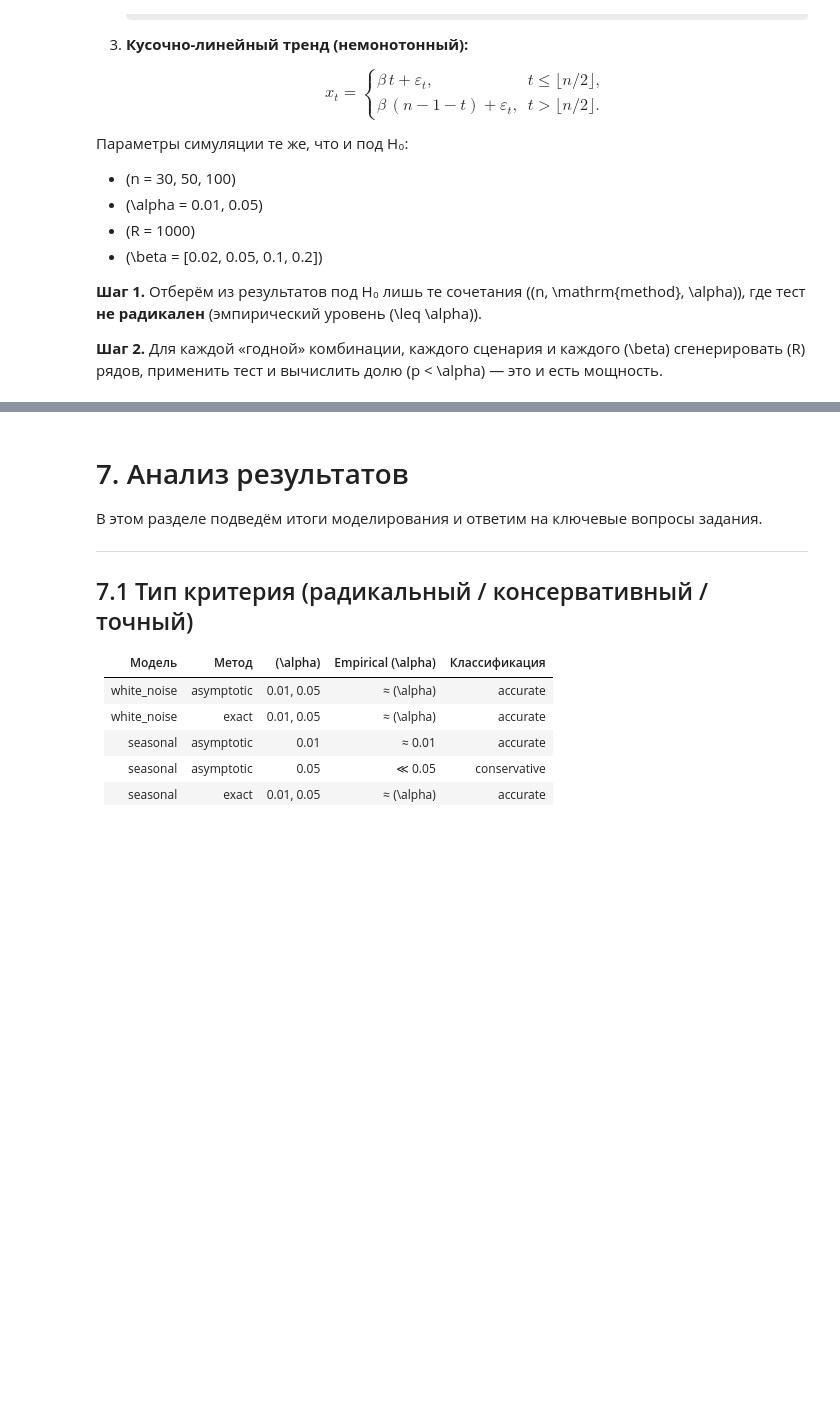
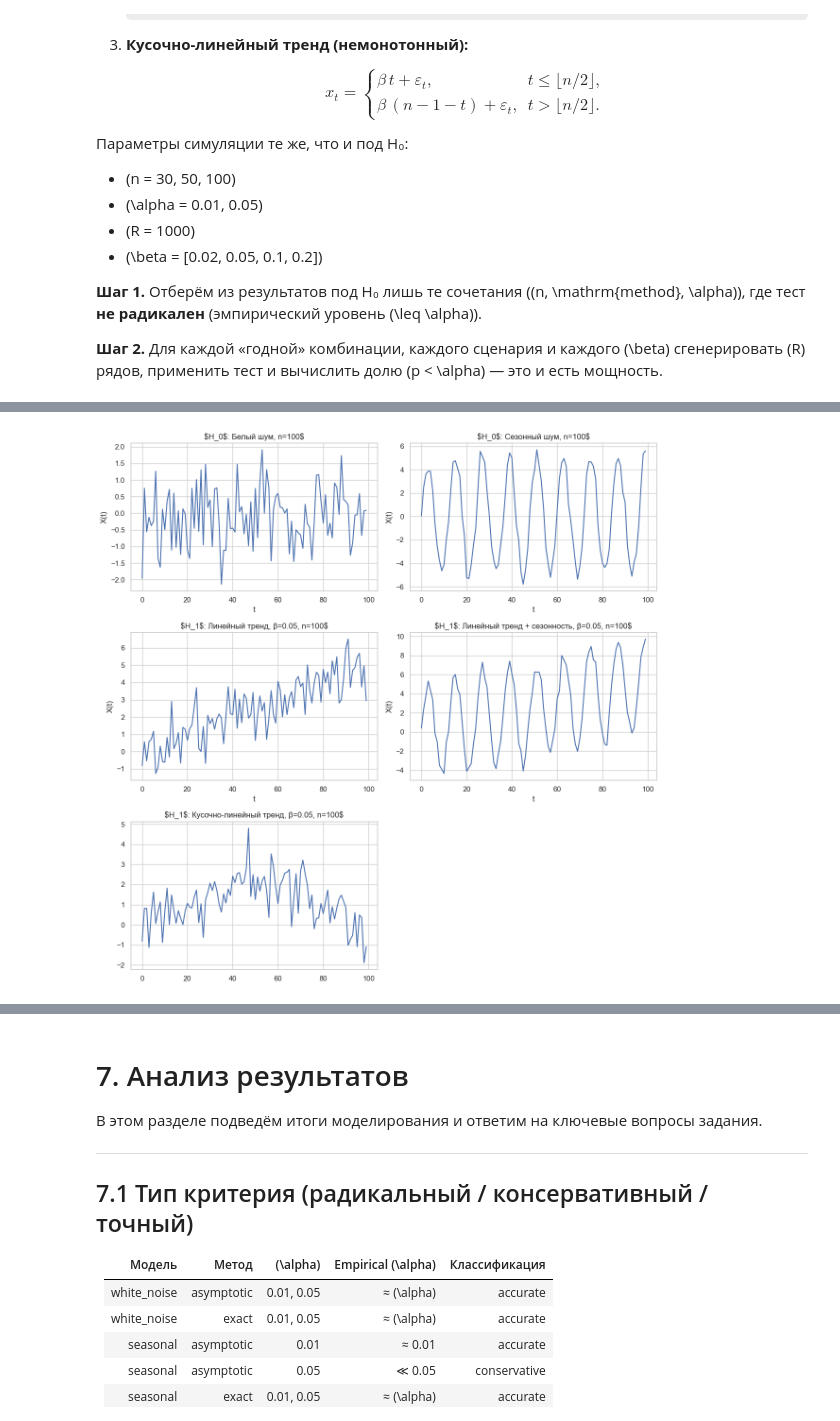
Before and after one commit to Denigmma/Practice_LogBook, a Jupyter notebook: SPBU courses/Statistical analysis/project/Kendall2.ipynb, the cells around one changed output, grey strips where cells are left out. Cells and saved outputs as stored; diff of their text form; code cells hidden in the pictures; some formulas as TeX source; blank space fills up the shorter version.

```diff
--- a/SPBU courses/Statistical analysis/project/Kendall2.ipynb
+++ b/SPBU courses/Statistical analysis/project/Kendall2.ipynb
@@ -769,0 +611,83 @@ plt.show()
+# %%
+display(Markdown("### Параметры симуляции и визуализации\n"
+                 f"- длина рядов: $n \\in \\{{{', '.join(map(str, ns))}\\}}$\n"
+                 f"- уровень значимости: $alpha ={alphas[0]}$\n"
+                 f"- число повторов на каждую точку: $R = {R}$\n"))
+
+# Таблица со средними τ и мощностями
+cols = ['alternative','n','beta','tau_mean','tau_low','tau_high','power','low','high']
+display(df_h1[cols].round(3))
+
+# 6.1 Примеры временных рядов H₀ и H₁ (n=100)
+n0 = 100
+fig, axes = plt.subplots(3, 2, figsize=(12, 12))
+axes = axes.flatten()
+
+# H0: белый шум
+axes[0].plot(generate_white_noise(n0))
+axes[0].set_title(r"$H_0$: Белый шум, n=100$")
+axes[0].set_xlabel("t")
+axes[0].set_ylabel("X(t)")
+axes[0].grid(True)
+
+# H0: сезонный шум
+axes[1].plot(generate_seasonal(n0))
+axes[1].set_title(r"$H_0$: Сезонный шум, n=100$")
+axes[1].set_xlabel("t")
+axes[1].set_ylabel("X(t)")
+axes[1].grid(True)
+
+# H1: линейный тренд
+axes[2].plot(gen_linear(n0, beta=0.05))
+axes[2].set_title(r"$H_1$: Линейный тренд, β=0.05, n=100$")
+axes[2].set_xlabel("t")
+axes[2].set_ylabel("X(t)")
+axes[2].grid(True)
+
+# H1: тренд + сезонность
+axes[3].plot(gen_linear_seasonal(n0, beta=0.05))
+axes[3].set_title(r"$H_1$: Линейный тренд + сезонность, β=0.05, n=100$")
+axes[3].set_xlabel("t")
+axes[3].set_ylabel("X(t)")
+axes[3].grid(True)
+
+# H1: кусочно-линейный тренд
+axes[4].plot(gen_piecewise(n0, beta=0.05))
+axes[4].set_title(r"$H_1$: Кусочно-линейный тренд, β=0.05, n=100$")
+axes[4].grid(True)
+
+axes[5].axis('off')
+
+plt.tight_layout()
+plt.show()
+
+
+# 6.2 Зависимость мощности критерия от β (с доверительными интервалами)
+α = alphas[0]
+
+fig, ax = plt.subplots(figsize=(8, 6))
+
+# Для каждой комбинации метода и альтернативы рисуем отдельную кривую
+for (method, alt), grp in df_h1[df_h1['alpha'] == α] \
+                         .groupby(['method', 'alternative']):
+    grp = grp.sort_values('beta')  # обязательно сортируем по β
+    ax.errorbar(
+        grp['beta'],
+        grp['power'],
+        yerr=[grp['power'] - grp['low'], grp['high'] - grp['power']],
+        fmt='o-' if method == 'asymptotic' else 's--',
+        capsize=3,
+        label=f"{method} / {alt}"
+    )
+
+# красная линия уровня α
+ax.axhline(α, color='red', linestyle='--', label=f"α = {α}")
+
+ax.set_title("Мощность критерия vs β")
+ax.set_xlabel("β")
+ax.set_ylabel("Power")
+ax.legend(loc='center left', bbox_to_anchor=(1, 0.5))
+ax.grid(True)
+plt.tight_layout()
+plt.show()
+# %% [output]
@@ -769,0 +715 @@ plt.show()
+[figure, added]
```
Also changed, not shown: parts of 13 cells of this notebook, 1 other file.
